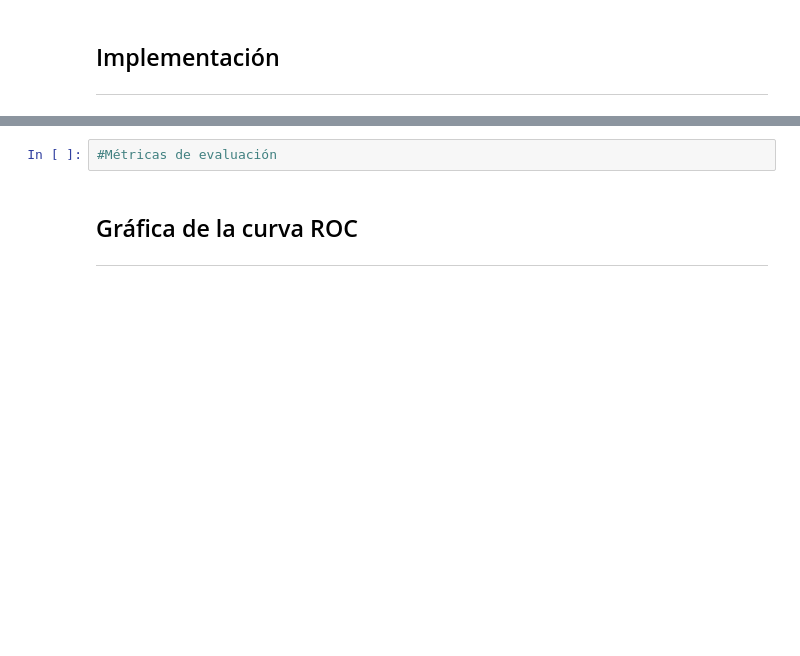
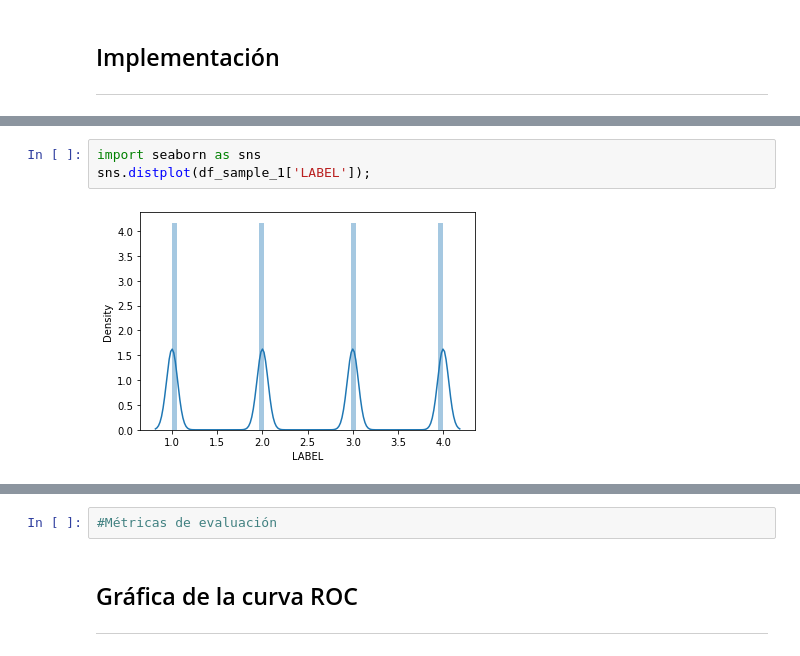
Before and after one commit to juanferdeleon/Proyecto-1-CC3094, a Jupyter notebook: Proyecto 1.ipynb, the cells around one changed output, grey strips where cells are left out. Drawn from its saved outputs; the diff is of its cells as text; blank space fills up the shorter version.

```diff
--- a/Proyecto 1.ipynb
+++ b/Proyecto 1.ipynb
@@ -505,0 +581,5 @@ x.head(5)
+# %%
+import seaborn as sns
+sns.distplot(df_sample_1['LABEL']);
+# %% [output]
+[figure, added]
```
Also changed, not shown: parts of 55 cells of this notebook.
